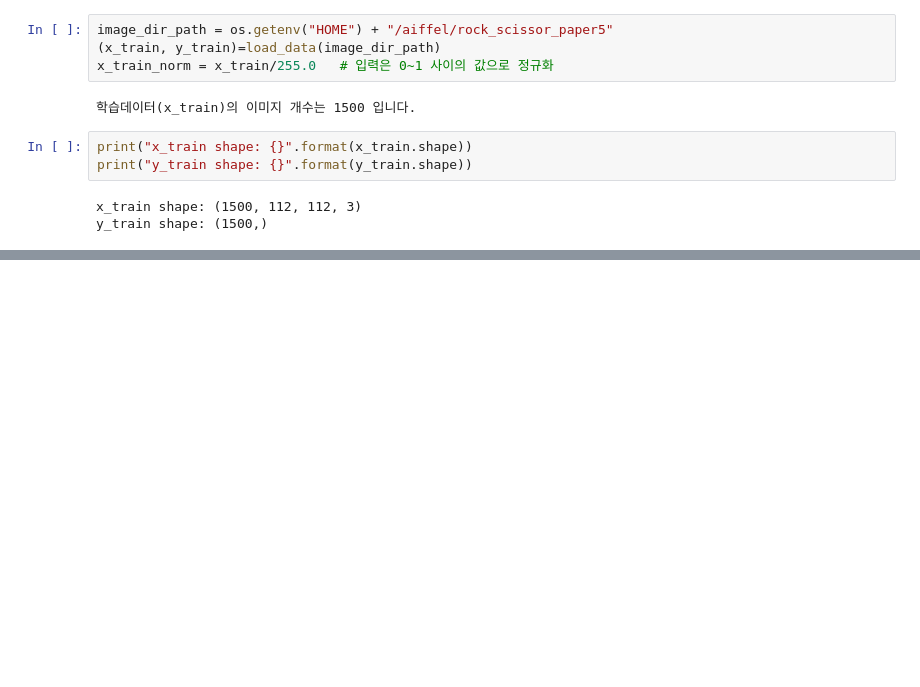
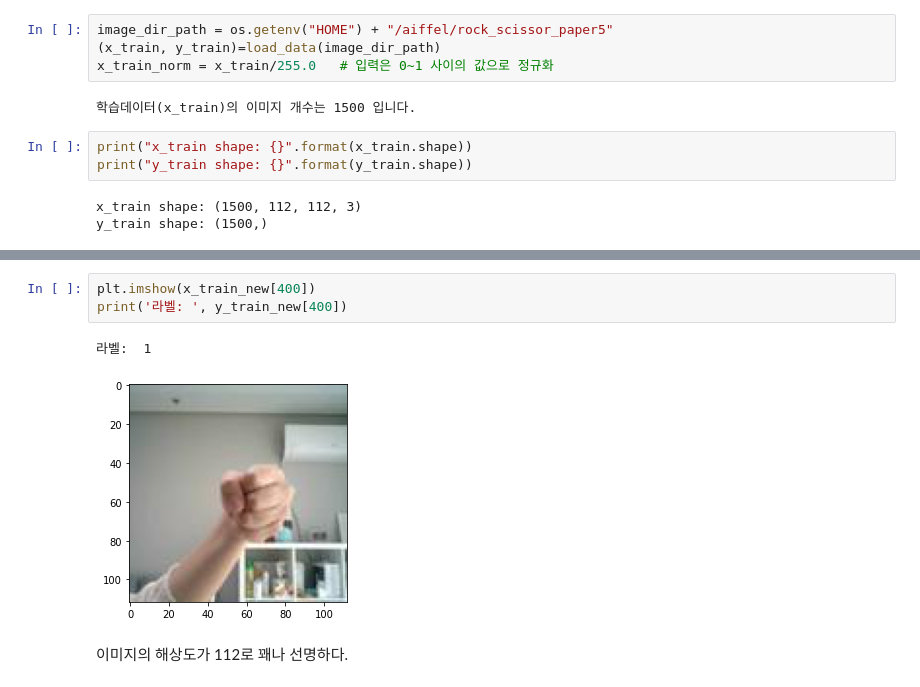
Before and after one commit to jongwoo108/AIFFEL_Online_2nd, a Jupyter notebook: [EX-10]rock_scissor_paper.ipynb, the cells around one changed output, grey strips where cells are left out. Drawn from its saved outputs; the diff is of its cells as text; blank space fills up the shorter version.

```diff
--- a/[EX-10]rock_scissor_paper.ipynb
+++ b/[EX-10]rock_scissor_paper.ipynb
@@ -803 +858,9 @@ print('라벨: ', y_train[0])
+# %%
+plt.imshow(x_train_new[400])
+print('라벨: ', y_train_new[400])
+# %% [output]
+라벨:  1
+[figure, added]
+# %% [markdown]
+이미지의 해상도가 112로 꽤나 선명하다.
 # %%
```
Also changed, not shown: parts of 17 cells of this notebook.
